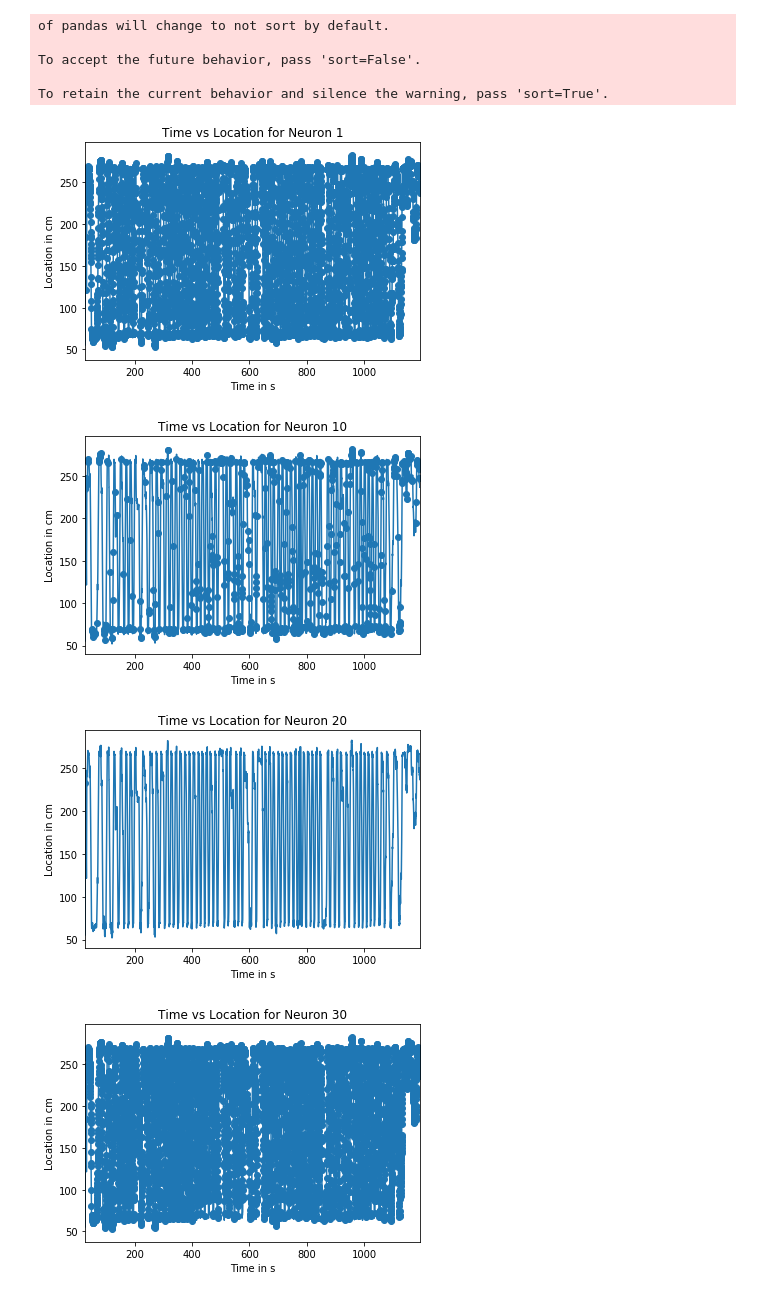
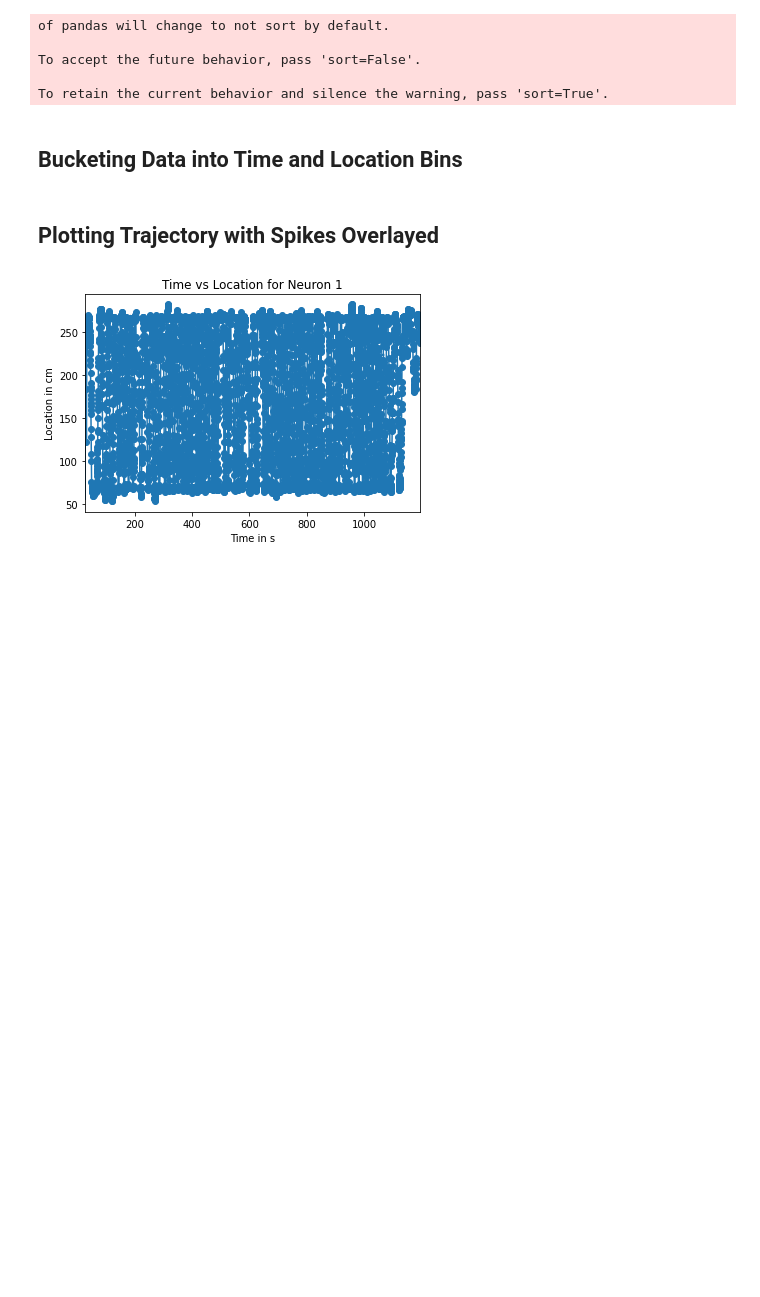
Before and after one commit to kushagrasharma/place-cell-reconstruction, a Jupyter notebook: Bayesian Reconstruction.ipynb, the cells around one changed output. Cells and saved outputs as stored; diff of their text form; code cells hidden in the pictures; blank space fills up the shorter version.

```diff
--- a/Bayesian Reconstruction.ipynb
+++ b/Bayesian Reconstruction.ipynb
@@ -158,6 +165,8 @@ To accept the future behavior, pass 'sort=False'.
 To retain the current behavior and silence the warning, pass 'sort=True'.
 # %%
 # https://crcns.org/forum/using-datasets/62983963#926694452 - sampling rate of .whl is 39.06 Hz
+# %% [markdown]
+## Bucketing Data into Time and Location Bins
 # %%
 def bucket_spikes(spike_train, bucket_size=TIME_BUCKET_LENGTH):
     spike_train.loc[len(spike_train)-1] = [float('nan'), pd.Timedelta(0, unit="sec")]
@@ -319,34 +197,22 @@ def bootstrap_pf(spikes, num_particles, c):
 # %%
 bucketed = {}
 # average time between spikes is 0.002s, time between location measurements is 0.02s
-times = [5, 2, 1, 0.5, 0.3, 0.1, 0.03, 0.02, 0.01]
+times = [10, 5, 2, 1, 0.5, 0.3, 0.1, 0.03, 0.02, 0.01]
 # 25th percentile length difference is 0.1cm
-lengths = [50, 25, 10, 5, 2, 1, 0.5, 0.25, 0.1, 0.05]
+lengths = [50, 25, 10, 5, 2, 1, 0.5, 0.2, 0.25, 0.1, 0.05]
 
-for directory in dirs:
-    for time, length in product(times, lengths):
-        if (time, length, directory) not in bucketed:
-            a = bucket_spikes(concantenated_data[directory], time)
-            b = bucket_location(data[directory]['location'], time, length)
-            b[0] = b[0].apply(lambda x: np.nan if x == -1 or x == 0 else x)
-            a['location'] = b[0]
-            a = a.dropna()
-            bucketed[time, length, directory] = a
-
-# hyperparamter tuning
-# errors = []
-# Ks = list(range(10, 30, 5))
-# Vs = list(range(10, 30, 5))
-# for directory in dirs:
-#     for time, length in product(times, lengths):
-#         a = bucketed[time, length, directory]
-#         error = MSE(a, time)
-#         for K, V in product(Ks, Vs):
-#             error_continuity_constraint = MSE_continuity_constraint(a, K, V, 0.5, time)
-#             print("error = {}, error_cc = {} for time {}s, length {}cm, K={}, V={}".format(error, error_continuity_constraint, time, length, K, V, d))
-#             errors.append([time, length, K, V, error, error_continuity_constraint])
-# error_df = pd.DataFrame(errors, columns=['time', 'length', 'K', 'V', 'error', 'error_cc'])
-# error_df.to_csv("hyperparameter_errors.csv")
+for time, length, directory in product(times, lengths, dirs):
+    if (time, length, directory) not in bucketed:
+        bucketed_spikes = bucket_spikes(concantenated_data[directory], time)
+        locs, bucketed_locs = bucket_location(data[directory]['location'], time, length)
+        bucketed_locs[0] = bucketed_locs[0].apply(lambda x: np.nan if x == -1 or x == 0 else x)
+        locs[0] = locs[0].apply(lambda x: np.nan if x == -1 or x == 0 else x)
+        bucketed_spikes['location'] = bucketed_locs[0]
+        bucketed_spikes['unbucketed_location'] = locs[0]
+        bucketed_spikes = bucketed_spikes.dropna()
+        bucketed[time, length, directory] = bucketed_spikes
+# %% [markdown]
+## Plotting Trajectory with Spikes Overlayed
 # %%
 %matplotlib inline
 def plot_spikes_for_neuron(df, neuron):
@@ -361,12 +227,10 @@ def plot_spikes_for_neuron(df, neuron):
     plt.title('Time vs Location for Neuron {}'.format(neuron))
     plt.show()
 # %%
-neurons = [1,10,20,30,40,50,60,70,80]
+neurons = [1]#,10,20,30,40,50,60,70,80]
 %matplotlib inline
+df = bucketed[0.1, .2, 'data/ec013.40/ec013.719/']
 for neuron in neurons:
-    plot_spikes_for_neuron(bucketed[0.1, 2, 'data/ec013.40/ec013.719/'], neuron)
+    plot_spikes_for_neuron(df, neuron)
 # %% [output]
-[figure, old version]
+[figure, new version]
-[figure, removed]
-[figure, removed]
-[figure, removed]
```
Also changed, not shown: parts of 22 cells of this notebook.
